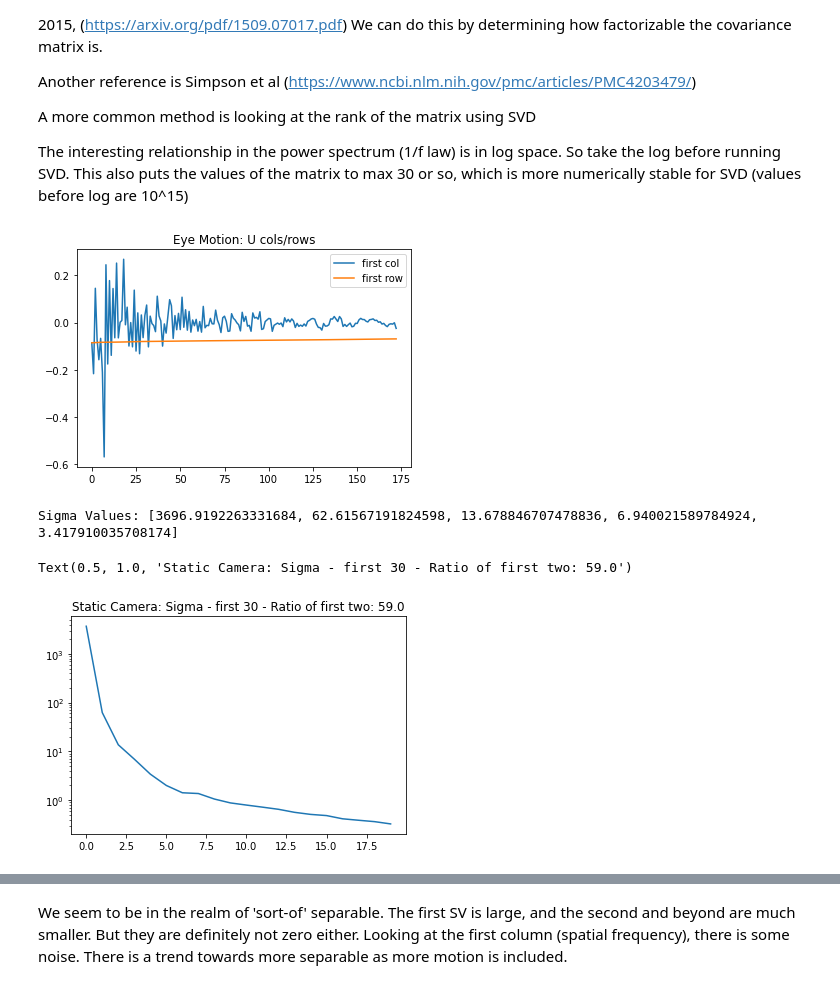
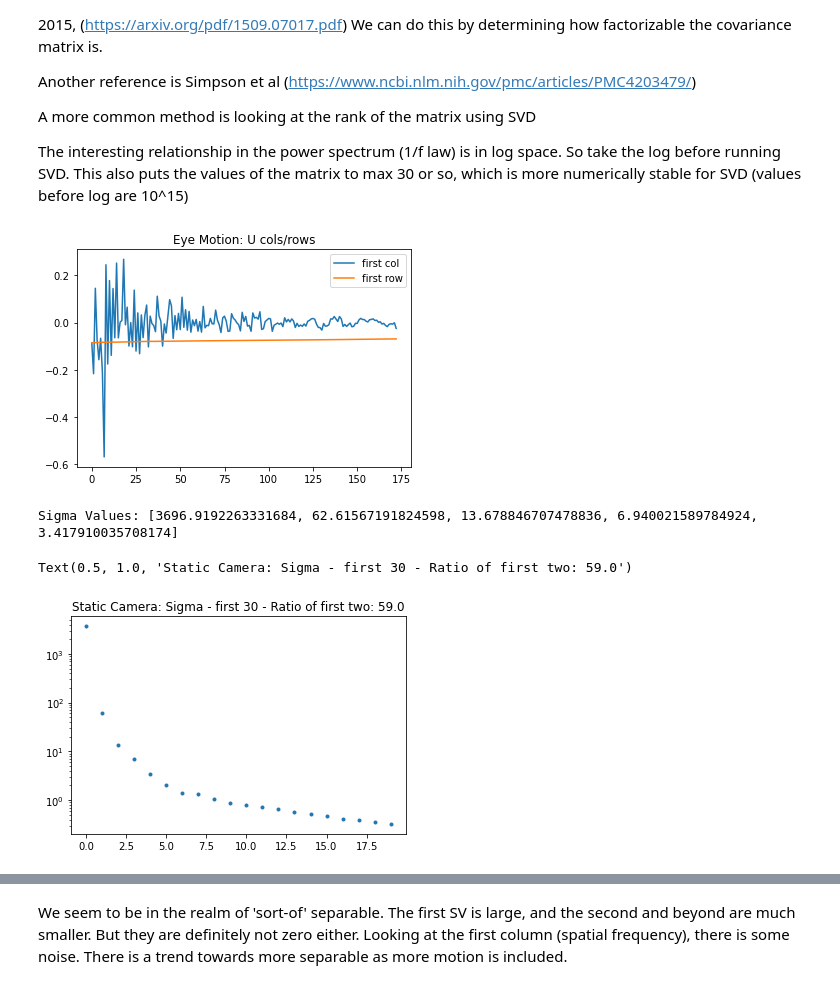
Before and after one commit to vdutell/st-bravo_analysis, a Jupyter notebook: 6. Grand_Means.ipynb, the cells around one changed output, grey strips where cells are left out. Saved outputs shown, nothing was run; the diff lists cells and outputs as text; code cells hidden in the pictures.

```diff
--- a/6. Grand_Means.ipynb
+++ b/6. Grand_Means.ipynb
@@ -1201,21 +1201,21 @@ The interesting relationship in the power spectrum (1/f law) is in log space. So
 # %%
 static_ps_2d_small = np.log(static_ps_all_2d)
 u,s,v = np.linalg.svd(static_ps_2d_small)
 
 plt.plot(u[0,:],label='first col')
 plt.plot(u[:,0],label='first row')
 plt.legend()
 plt.title('Eye Motion: U cols/rows')
 plt.show()
 
 print(f'Sigma Values: {[l for l in s[:5]]}')
-plt.semilogy(s[:20])
+plt.semilogy(s[:20],'.')
 plt.title(f'Static Camera: Sigma - first 30 - Ratio of first two: {s[0]/s[1]:.1f}')
 # %% [output]
 [figure]
 Sigma Values: [3696.9192263331684, 62.61567191824598, 13.678846707478836, 6.940021589784924, 3.417910035708174]
 Text(0.5, 1.0, 'Static Camera: Sigma - first 30 - Ratio of first two: 59.0')
-[figure, old version]
+[figure, new version]
 # %%
 headbody_ps_2d_small = np.log(headbody_ps_all_2d)
 u,s,v = np.linalg.svd(headbody_ps_2d_small)
```
Also changed, not shown: parts of 2 cells of this notebook.
